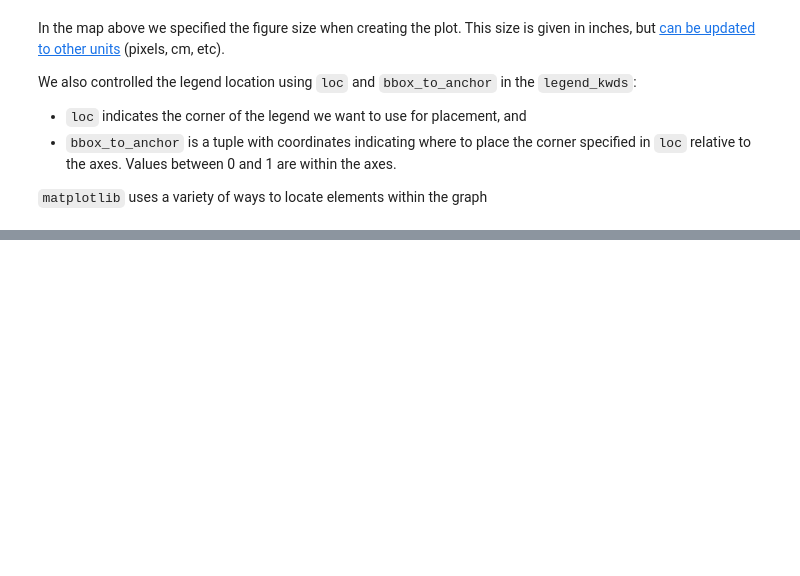
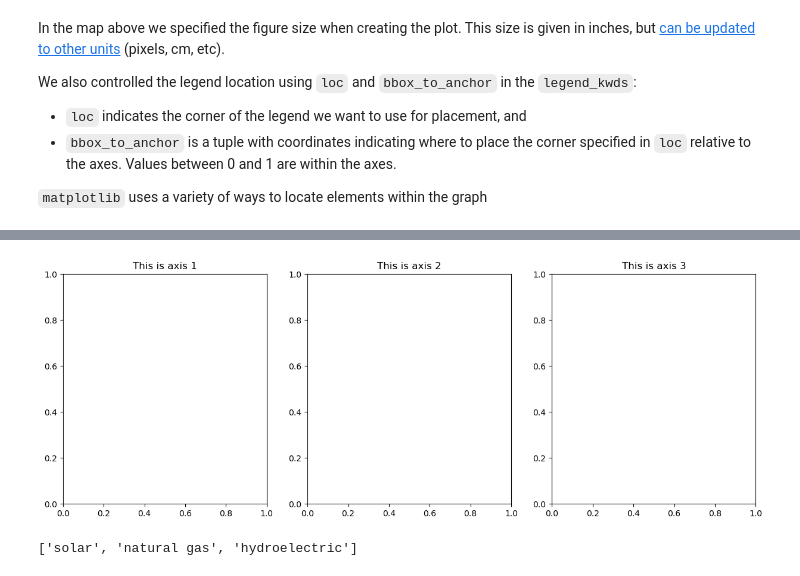
Before and after one commit to MEDS-eds-220/MEDS-eds-220-course, a Jupyter notebook: book/chapters/lesson-11-csv-to-geodataframe/lesson-11-csv-to-geo.ipynb, the cells around one changed output, grey strips where cells are left out. Cells and saved outputs as stored; diff of their text form; code cells hidden in the pictures; blank space fills up the shorter version.

```diff
--- a/book/chapters/lesson-11-csv-to-geodataframe/lesson-11-csv-to-geo.ipynb
+++ b/book/chapters/lesson-11-csv-to-geodataframe/lesson-11-csv-to-geo.ipynb
@@ -319,0 +324,15 @@ ca_solar = power_plants[(power_plants.state=='California') & (power_plants.prims
+# %%
+# Use a for and zip to generate the same output
+fig, axes = plt.subplots(nrows=1, ncols=3, figsize=(15, 5))
+for ax, i in zip(axes, [0,1,2]):
+    ax.set_title(f'This is axis {i}')
+plt.show()
+# %% [output]
+[figure, added]
+# %%
+# Create a list with california top 3 electric primary sources
+california = power_plants[power_plants.state=='California']
+top_sources = california['primsource'].value_counts().index[:3].tolist()
+top_sources
+# %% [output]
+['solar', 'natural gas', 'hydroelectric']
```
Also changed, not shown: parts of 10 cells of this notebook.
